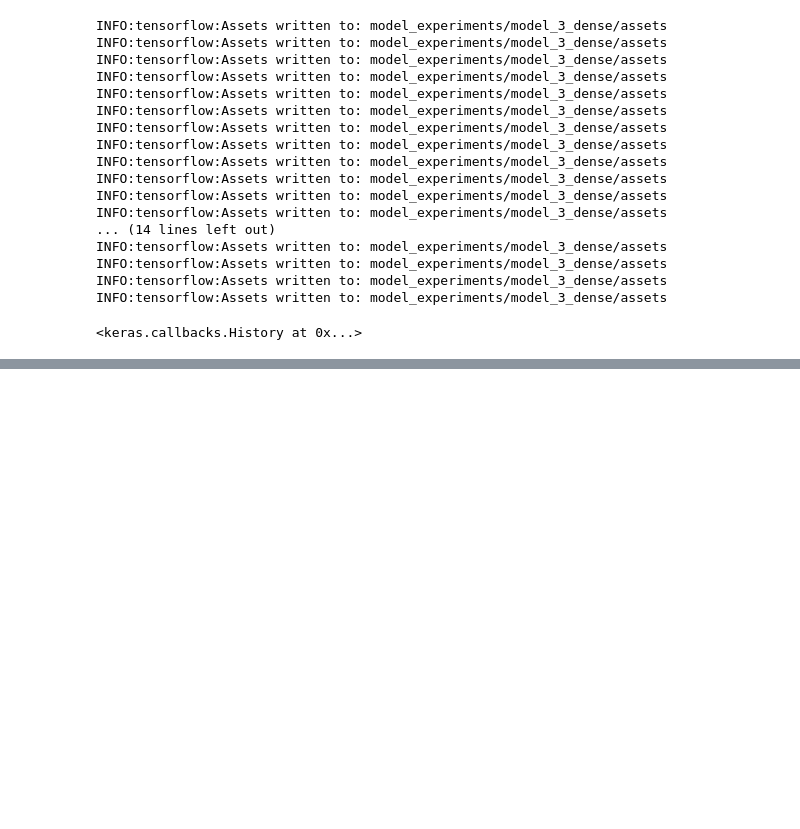
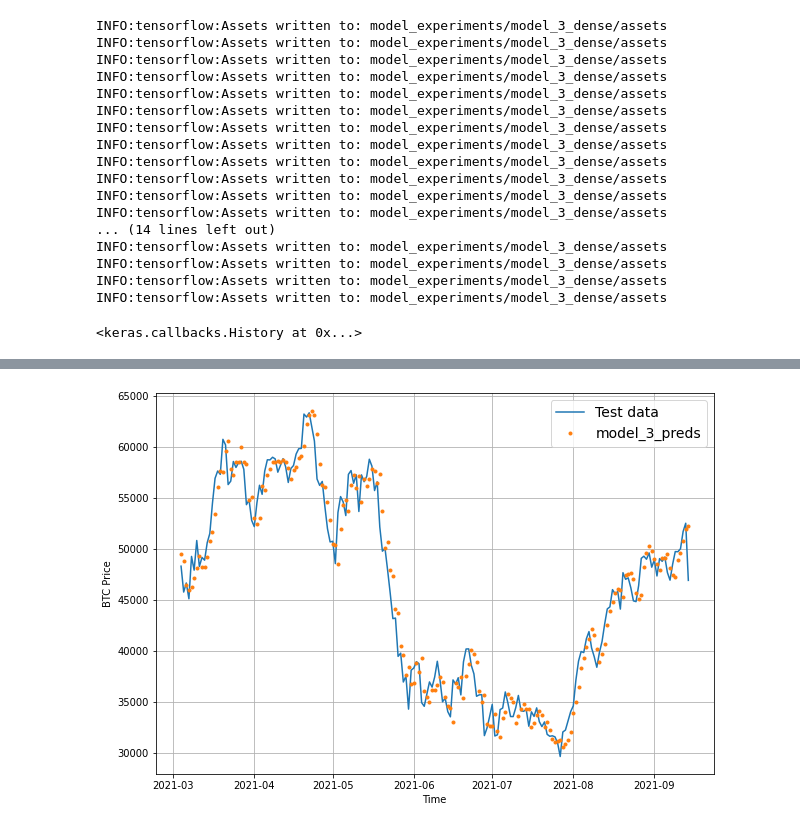
Before and after one commit to Dimisz/tensorflow_projects, a Jupyter notebook: time_series/bitcoin_price_prediction.ipynb, the cells around one changed output, grey strips where cells are left out. Cells and saved outputs as stored; diff of their text form; code cells hidden in the pictures; blank space fills up the shorter version.

```diff
--- a/time_series/bitcoin_price_prediction.ipynb
+++ b/time_series/bitcoin_price_prediction.ipynb
@@ -903,0 +970,7 @@ sns.lineplot(data=res)
+# %%
+offset = 300
+plt.figure(figsize=(10,7))
+plot_time_series(timesteps=X_test[-len(test_windows_30_7):], values=test_labels_30_7[:, 0], start=offset, label="Test data", format='-')
+plot_time_series(timesteps=X_test[-len(test_windows_30_7):], values=model_3_preds[:,0], start=offset, label='model_3_preds')
+# %% [output]
+[figure, added]
```
Also changed, not shown: parts of 18 cells of this notebook.
